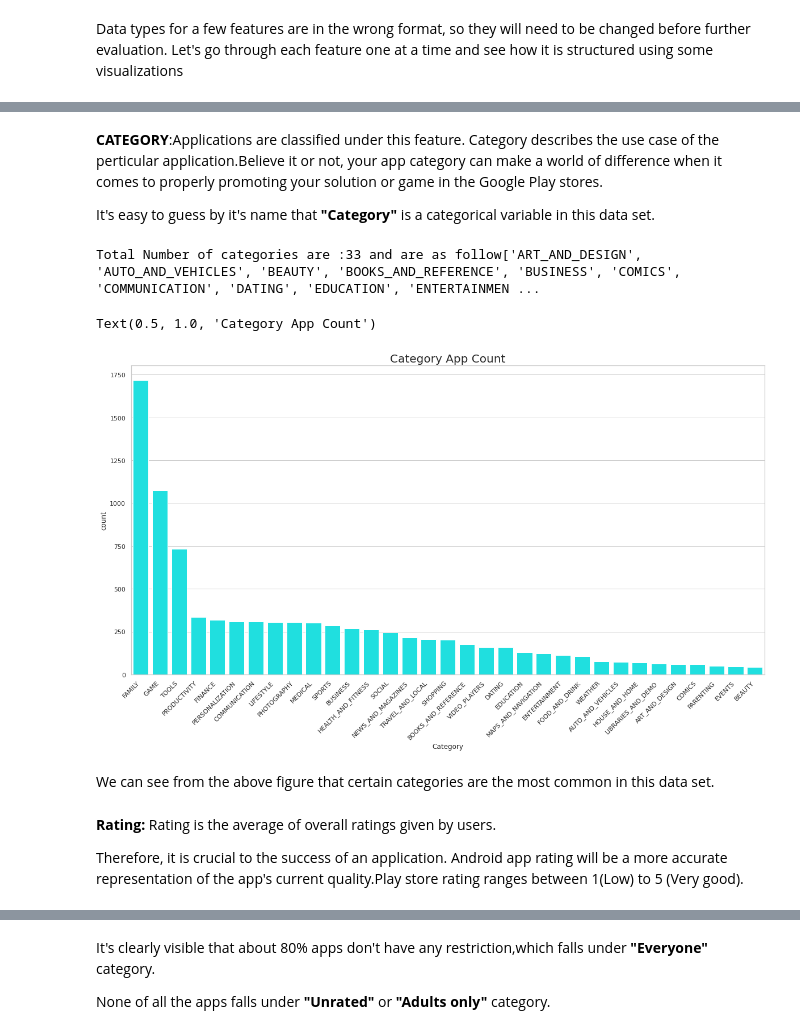
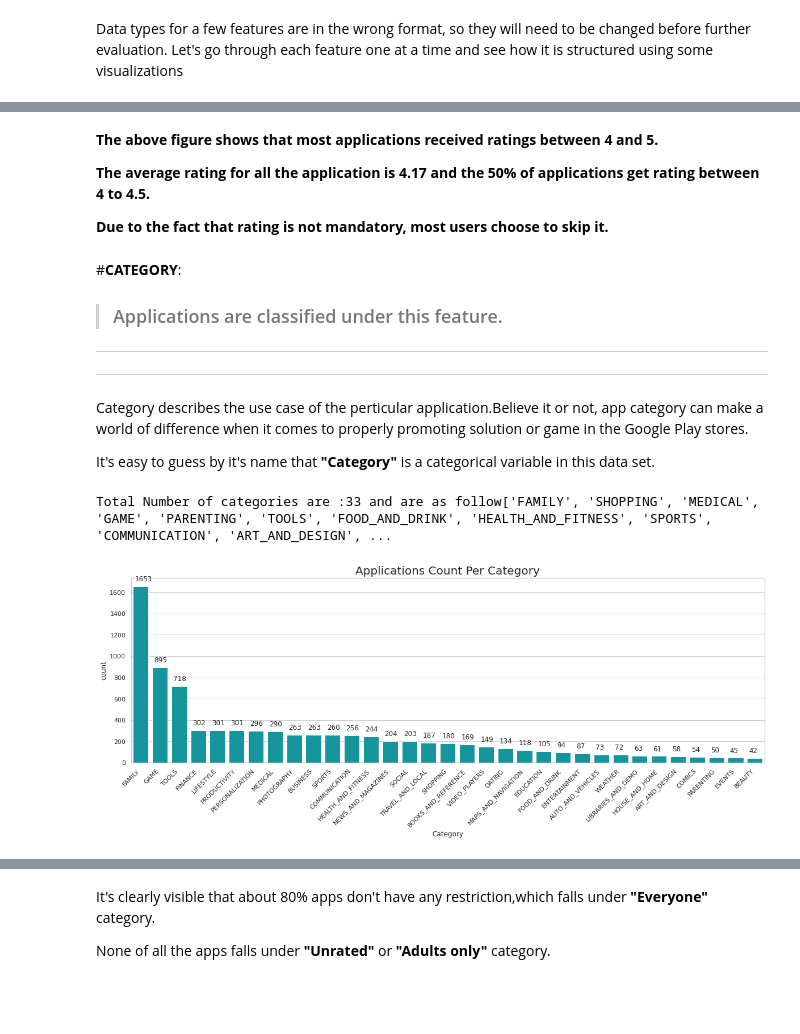
Before and after one commit to S-Deshmukh46/Play_Store_App_Review, a Jupyter notebook: Play_Store_App_Review_Analysis_Capstone_Project(Sourabh).ipynb, the cells around one changed output, grey strips where cells are left out. Drawn from its saved outputs; the diff is of its cells as text; code cells hidden in the pictures; blank space fills up the shorter version.

Commit message:
First Data Set Analysis

```diff
--- a/Play_Store_App_Review_Analysis_Capstone_Project(Sourabh).ipynb
+++ b/Play_Store_App_Review_Analysis_Capstone_Project(Sourabh).ipynb
@@ -123,3 +182,5 @@ The Total Features: ['App', 'Category', 'Rating', 'Reviews', 'Size', 'Installs',
+# %%
+play_store_app_data.sort_values('Reviews',inplace=True)
 # %%
 # Checking Total number of duplicate rows
 print("Total number of duplicate rows:",play_store_app_data.duplicated().sum())
@@ -128,3 +209,3 @@ Total number of duplicate rows: 483
 # %%
 # Deleting all the duplicated row's from the Dataset
-play_store_app_data.drop_duplicates(inplace=True)
+play_store_app_data.drop_duplicates(subset='App',inplace=True,keep='last')
@@ -206,0 +353,11 @@ Data types for a few features are in the wrong format, so they will need to be c
+# %%
+#countplot for no. of app Installs
+plt.figure(figsize=(15,6))
+ax=sns.countplot(play_store_app_data['Installs'],
+        order=play_store_app_data['Installs'].value_counts().index,color='#00a9b5',edgecolor='black')
+ax.set_xticklabels(ax.get_xticklabels(), rotation=45,ha='right')
+ax.set_xlabel('Installs',size=15,weight=True)
+ax.set_ylabel('Count',fontsize=15,weight=True)
+ax.set_title('Applications count as per Installed Number',fontsize=20,weight=True)
+for p in ax.patches:
+        ax.annotate('{:}'.format(p.get_height()), (p.get_x()+0.1, p.get_height()+50))
@@ -207,6 +411,25 @@ Data types for a few features are in the wrong format, so they will need to be c
+# %% [markdown]
+**The above figure shows that most applications received ratings between 4 and 5.**
+
+**The average rating for all the application is 4.17 and the 50% of applications get rating between 4 to 4.5.**
+
+**Due to the fact that rating is not mandatory, most users choose to skip it.**
 # %% [markdown]
-**CATEGORY**:Applications are classified under this feature.
-Category describes the use case of the perticular application.Believe it or not, your app category can make a world of difference when it comes to properly promoting your solution or game in the Google Play stores.
+#**CATEGORY**:
+
+
+> ### Applications are classified under this feature.
+
+
+---
+
+
+
+---
+
+
+
+Category describes the use case of the perticular application.Believe it or not,  app category can make a world of difference when it comes to properly promoting solution or game in the Google Play stores.
 
 It's easy to guess by it's name that **"Category"** is a categorical variable in this data set.
 # %%
@@ -214,20 +437,16 @@ It's easy to guess by it's name that **"Category"** is a categorical variable in
 categories_list=list(play_store_app_data['Category'].unique())
 print(f"Total Number of categories are :{len(categories_list)} and are as follow{categories_list}")
 # %% [output]
-Total Number of categories are :33 and are as follow['ART_AND_DESIGN', 'AUTO_AND_VEHICLES', 'BEAUTY', 'BOOKS_AND_REFERENCE', 'BUSINESS', 'COMICS', 'COMMUNICATION', 'DATING', 'EDUCATION', 'ENTERTAINMEN ...
+Total Number of categories are :33 and are as follow['FAMILY', 'SHOPPING', 'MEDICAL', 'GAME', 'PARENTING', 'TOOLS', 'FOOD_AND_DRINK', 'HEALTH_AND_FITNESS', 'SPORTS', 'COMMUNICATION', 'ART_AND_DESIGN', ...
 # %%
-plt.figure(figsize=(20,10))
+# Categories Plot In Descending Count Order
+plt.figure(figsize=(20,6))
 sns.set_theme(style="whitegrid")
-ax=sns.countplot(play_store_app_data['Category'],order=play_store_app_data['Category'].value_counts().index,color='cyan')
+ax=sns.countplot(play_store_app_data['Category'],order=play_store_app_data['Category'].value_counts().index,color='#00a9b5')
 ax.set_xticklabels(ax.get_xticklabels(), rotation=45,ha='right')
-ax.set_title('Category App Count',fontsize=20)
+ax.set_title('Applications Count Per Category',fontsize=20)
+
+for p in ax.patches:
+        ax.annotate('{:}'.format(p.get_height()), (p.get_x()+0.1, p.get_height()+50))
 # %% [output]
-Text(0.5, 1.0, 'Category App Count')
-[figure, old version]
+[figure, new version]
-# %% [markdown]
-We can see from the above figure that certain categories are the most common in this data set.
-# %% [markdown]
-**Rating:** Rating is the average of overall ratings given by users.
-
-Therefore, it is crucial to the success of an application.
- Android app rating will be a more accurate representation of the app's current quality.Play store rating ranges between 1(Low) to 5 (Very good).
```
Also changed, not shown: parts of 123 cells of this notebook.
